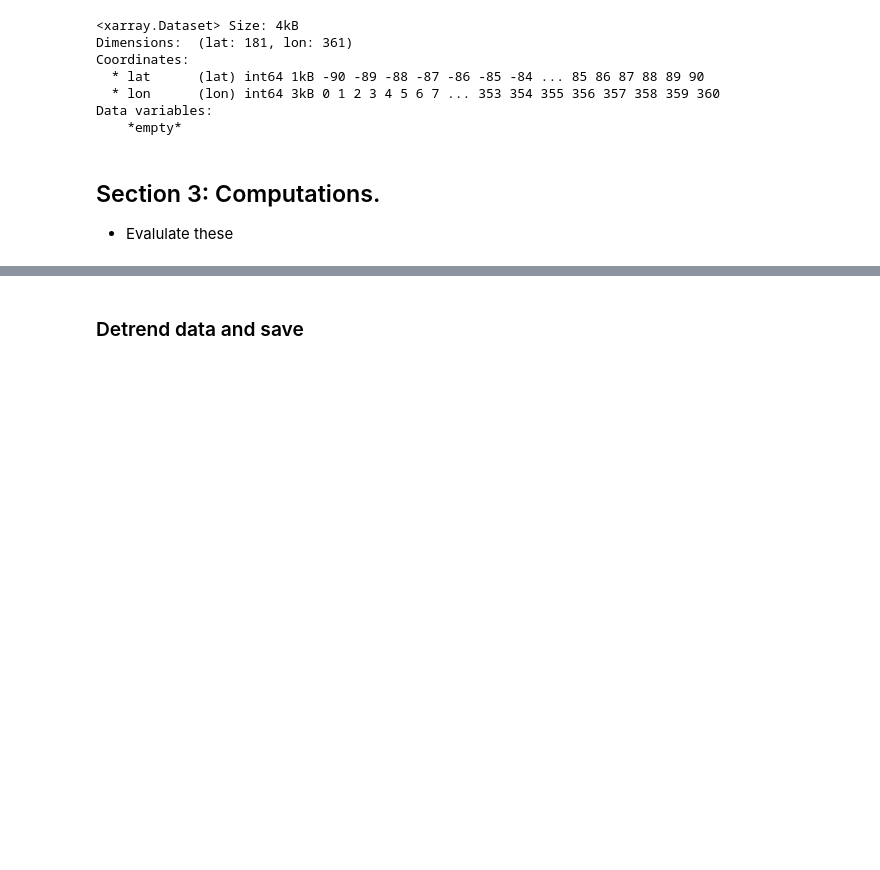
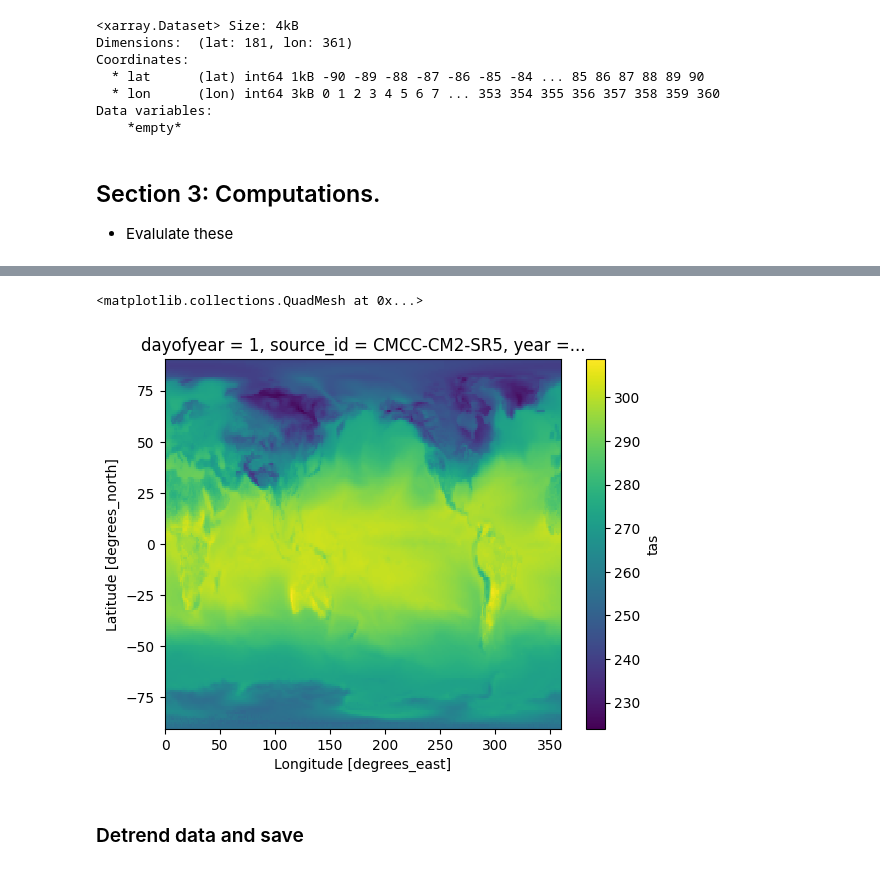
Before and after one commit to hrhampapura/moment_delta_mapping, a Jupyter notebook: notebooks/ncar_casper/01_cmip6_analysis.ipynb, the cells around one changed output, grey strips where cells are left out. Drawn from its saved outputs; the diff is of its cells as text; code cells hidden in the pictures; blank space fills up the shorter version.

```diff
--- a/notebooks/ncar_casper/01_cmip6_analysis.ipynb
+++ b/notebooks/ncar_casper/01_cmip6_analysis.ipynb
@@ -431,0 +446,4 @@ final_ds_eoc
+# %%
+%%time
+final_ds_pi.isel(source_id=4,year=0,dayofyear=0).plot()
+# %% [output]
@@ -432,3 +452,5 @@ final_ds_eoc
+<matplotlib.collections.QuadMesh at 0x...>
+[figure, added]
 # %% [markdown]
 ### Detrend data and save
 # %%
```
Also changed, not shown: parts of 17 cells of this notebook.
